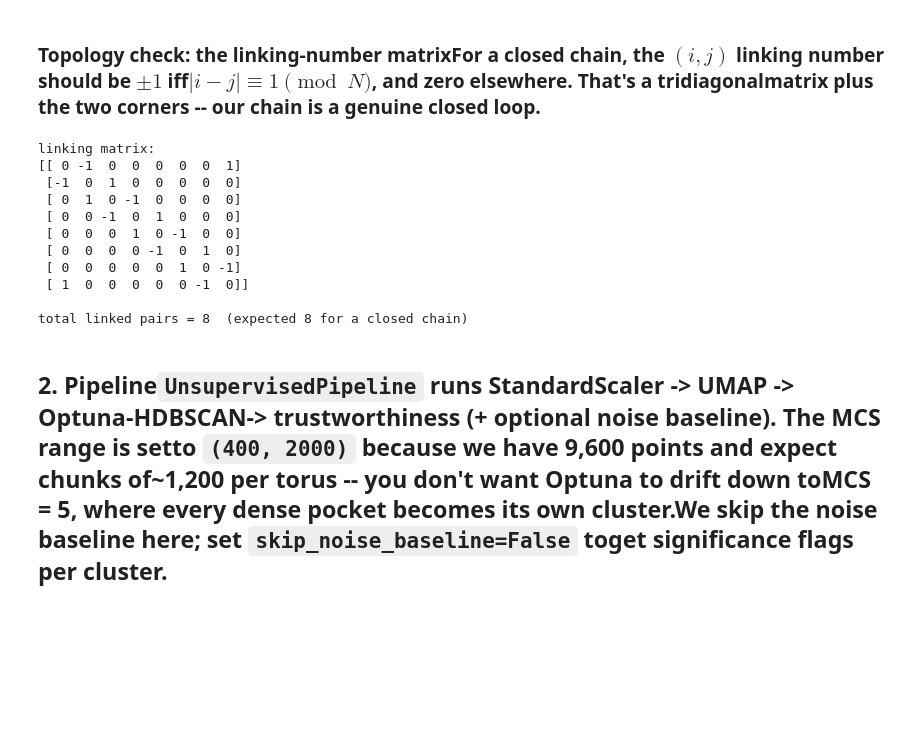
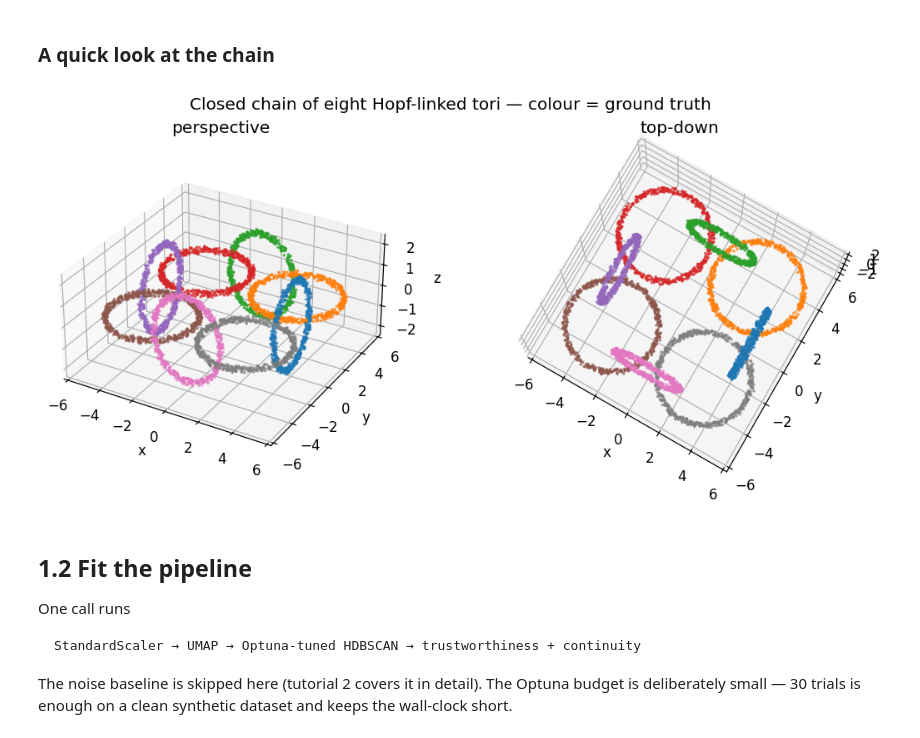
Before and after one commit to AndreasWNeitzel/Starfold, a Jupyter notebook: docs/tutorial_01_quickstart.ipynb, the cells around one changed output. Saved outputs shown, nothing was run; the diff lists cells and outputs as text; code cells hidden in the pictures; blank space fills up the shorter version.

```diff
--- a/docs/tutorial_01_quickstart.ipynb
+++ b/docs/tutorial_01_quickstart.ipynb
@@ -58,23 +73,32 @@ plt.show()
-# %% [markdown]
-### Topology check: the linking-number matrixFor a closed chain, the $(i, j)$ linking number should be $\pm 1$ iff$|i - j| \equiv 1 \pmod N$, and zero elsewhere. That's a tridiagonalmatrix plus the two corners -- our chain is a genuine closed loop.
-# %%
-L = linking_matrix()
-print('linking matrix:')
-print(L)
-print(f'\ntotal linked pairs = {int((L != 0).sum()) // 2}  (expected {L.shape[0]} for a closed chain)')
-# %% [output]
-linking matrix:
-[[ 0 -1  0  0  0  0  0  1]
- [-1  0  1  0  0  0  0  0]
- [ 0  1  0 -1  0  0  0  0]
- [ 0  0 -1  0  1  0  0  0]
- [ 0  0  0  1  0 -1  0  0]
- [ 0  0  0  0 -1  0  1  0]
- [ 0  0  0  0  0  1  0 -1]
- [ 1  0  0  0  0  0 -1  0]]
-
-total linked pairs = 8  (expected 8 for a closed chain)
-# %% [markdown]
-## 2. Pipeline`UnsupervisedPipeline` runs StandardScaler -> UMAP -> Optuna-HDBSCAN-> trustworthiness (+ optional noise baseline). The MCS range is setto `(400, 2000)` because we have 9,600 points and expect chunks of~1,200 per torus -- you don't want Optuna to drift down toMCS = 5, where every dense pocket becomes its own cluster.We skip the noise baseline here; set `skip_noise_baseline=False` toget significance flags per cluster.
+# %% [markdown]
+### A quick look at the chain
+# %%
+fig = plt.figure(figsize=(10, 4.5), constrained_layout=True)
+for i, (elev, azim, title) in enumerate([(30, -60, "perspective"),
+                                          (80, -60, "top-down")]):
+    ax = fig.add_subplot(1, 2, i + 1, projection="3d")
+    ax.view_init(elev=elev, azim=azim)
+    cmap = plt.get_cmap("tab10")
+    for k in range(8):
+        m = y_true == k
+        ax.scatter(X[m, 0], X[m, 1], X[m, 2], s=2.0, color=cmap(k), alpha=0.6)
+    ax.set_xlabel("x"); ax.set_ylabel("y"); ax.set_zlabel("z")
+    ax.set_title(title)
+    ax.set_box_aspect((1, 1, 0.5))
+fig.suptitle("Closed chain of eight Hopf-linked tori — colour = ground truth")
+fig.savefig(FIGURE_DIR / "01_torus_chain_3d.png")
+plt.show()
+# %% [output]
+[figure, added]
+# %% [markdown]
+## 1.2 Fit the pipeline
+
+One call runs
+
+    StandardScaler → UMAP → Optuna-tuned HDBSCAN → trustworthiness + continuity
+
+The noise baseline is skipped here (tutorial 2 covers it in detail).
+The Optuna budget is deliberately small — 30 trials is enough on a
+clean synthetic dataset and keeps the wall-clock short.
 # %%
 pipeline = sf.UnsupervisedPipeline(
```
Also changed, not shown: parts of 22 cells of this notebook, 39 other files.
